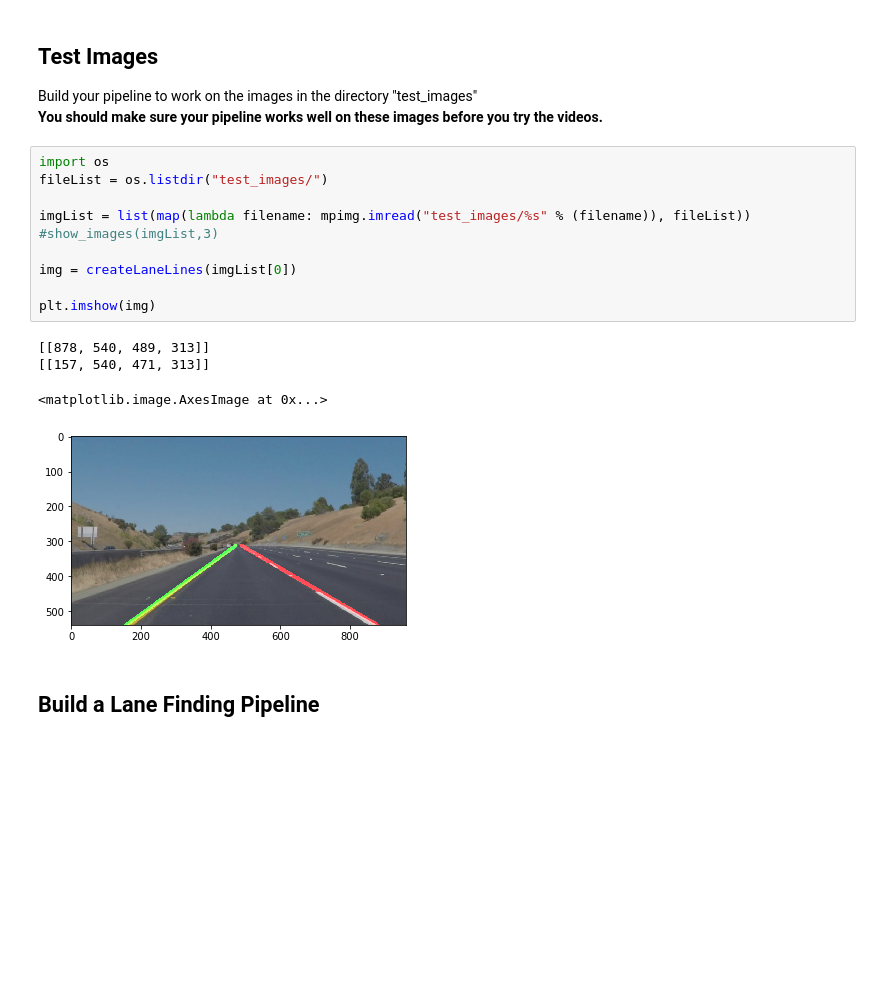
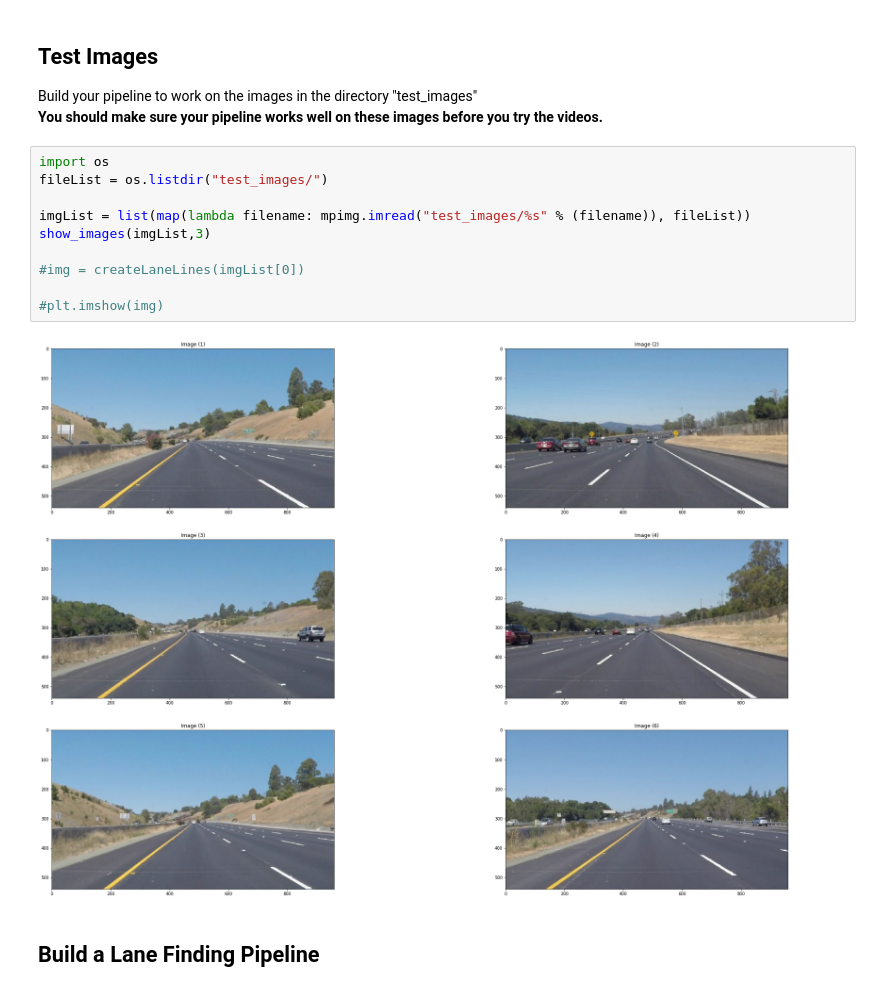
Before and after one commit to jotamontecino/nd_selfdriving_project1, a Jupyter notebook: P1.ipynb, the cells around one changed output. Saved outputs shown, nothing was run; the diff lists cells and outputs as text; blank space fills up the shorter version.

```diff
--- a/P1.ipynb
+++ b/P1.ipynb
@@ -326,18 +316,15 @@ Build your pipeline to work on the images in the directory "test_images"
 # %%
 import os
 fileList = os.listdir("test_images/")
 
 imgList = list(map(lambda filename: mpimg.imread("test_images/%s" % (filename)), fileList))
-#show_images(imgList,3)
+show_images(imgList,3)
 
-img = createLaneLines(imgList[0])
+#img = createLaneLines(imgList[0])
 
-plt.imshow(img)
+#plt.imshow(img)
 # %% [output]
-[[878, 540, 489, 313]]
-[[157, 540, 471, 313]]
-<matplotlib.image.AxesImage at 0x...>
-[figure, old version]
+[figure, new version]
 # %% [markdown]
 ## Build a Lane Finding Pipeline
 # %% [markdown]
```
Also changed, not shown: parts of 6 cells of this notebook, 9 other files.
